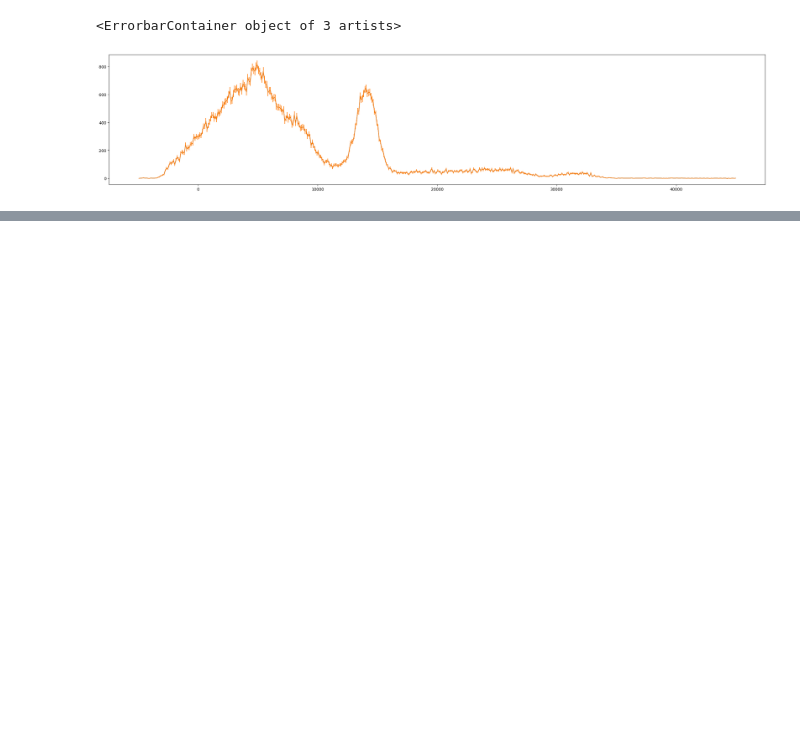
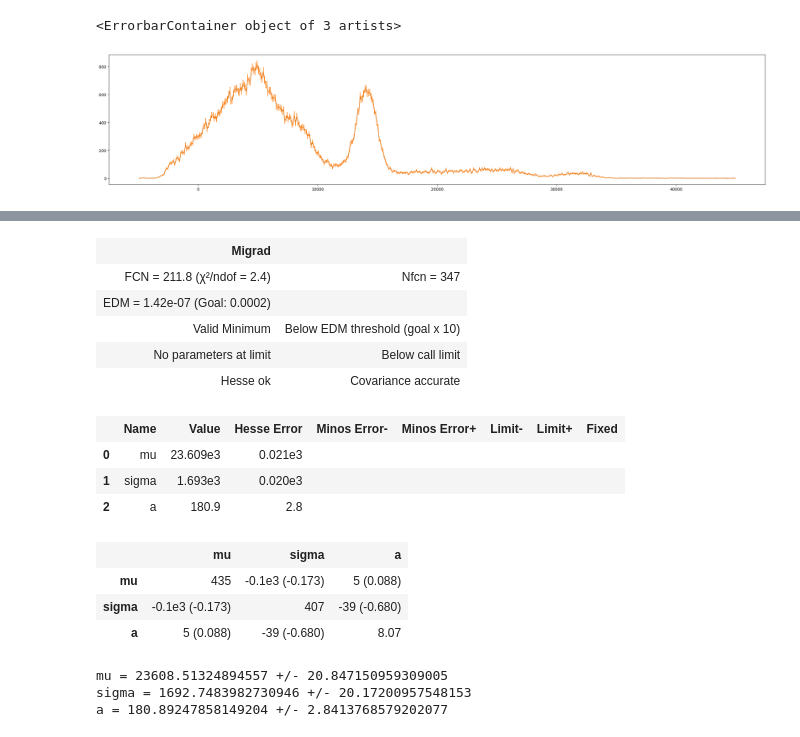
Before and after one commit to Pavar0tty/Laboratorio_SiPM, a Jupyter notebook: Analisi/Parte 2/CsI_analisi.ipynb, the cells around one changed output, grey strips where cells are left out. Cells and saved outputs as stored; diff of their text form; code cells hidden in the pictures; blank space fills up the shorter version.

```diff
--- a/Analisi/Parte 2/CsI_analisi.ipynb
+++ b/Analisi/Parte 2/CsI_analisi.ipynb
@@ -131,7 +133,7 @@ end_index = 210
 df_filtrato_54_primo_picco = df54.iloc[start_index:end_index]
 err_54_primo_picco = np.array(np.sqrt(df_filtrato_54_primo_picco['counts']))
 # %%
-LS_fit(df_filtrato_54_primo_picco['ADC'], df_filtrato_54_primo_picco['counts'], err_54_primo_picco, gauss, mu = 14000, sigma = 1000, a = 700)
+pars, vals, errs, *others = LS_fit(df_filtrato_54_primo_picco['ADC'], df_filtrato_54_primo_picco['counts'], err_54_primo_picco, gauss, mu = 14000, sigma = 1000, a = 700)
 # %% [output]
 | Migrad |  |
 | FCN = 38.5 (χ²/ndof = 1.1) | Nfcn = 77 |
@@ -166,7 +162,7 @@ end_index = 391
 df_filtrato_54_secondo_picco = df54.iloc[start_index:end_index]
 err_54_secondo_picco = np.array(np.sqrt(df_filtrato_54_secondo_picco['counts']))
 # %%
-LS_fit(df_filtrato_54_secondo_picco['ADC'], df_filtrato_54_secondo_picco['counts'], err_54_secondo_picco, gauss, mu = 31000, sigma = 1400, a = 10)
+pars, vals, ers, *other = LS_fit(df_filtrato_54_secondo_picco['ADC'], df_filtrato_54_secondo_picco['counts'], err_54_secondo_picco, gauss, mu = 31000, sigma = 1400, a = 10)
 # %% [output]
 | Migrad |  |
 | FCN = 72.71 (χ²/ndof = 1.4) | Nfcn = 100 |
@@ -227,0 +211,29 @@ plt.errorbar(df55_bkg['ADC'], df55_bkg['counts'], yerr=err_counts_55_bkg)
+# %%
+start_index = 250
+end_index = 340
+df_filtrato = df55.iloc[start_index:end_index]
+err_df55_primo_picco = np.array(np.sqrt(df_filtrato['counts']))
+# %%
+pars, vals, errs, *others = LS_fit(df_filtrato['ADC'], df_filtrato['counts'], err_df55_primo_picco, gauss, mu = 14000, sigma = 1000, a = 700)
+# %% [output]
+| Migrad |  |
+| FCN = 211.8 (χ²/ndof = 2.4) | Nfcn = 347 |
+| EDM = 1.42e-07 (Goal: 0.0002) |  |
+| Valid Minimum | Below EDM threshold (goal x 10) |
+| No parameters at limit | Below call limit |
+| Hesse ok | Covariance accurate |
+|  | Name | Value | Hesse Error | Minos Error- | Minos Error+ | Limit- | Limit+ | Fixed |
+| 0 | mu | 23.609e3 | 0.021e3 |  |  |  |  |  |
+| 1 | sigma | 1.693e3 | 0.020e3 |  |  |  |  |  |
+| 2 | a | 180.9 | 2.8 |  |  |  |  |  |
+|  | mu | sigma | a |
+| mu | 435 | -0.1e3 (-0.173) | 5 (0.088) |
+| sigma | -0.1e3 (-0.173) | 407 | -39 (-0.680) |
+| a | 5 (0.088) | -39 (-0.680) | 8.07 |
+# %%
+for i in range(len(pars)):
+    print(f'{pars[i]} = {vals[i]} +/- {errs[i]}')
+# %% [output]
+mu = 23608.51324894557 +/- 20.847150959309005
+sigma = 1692.7483982730946 +/- 20.17200957548153
+a = 180.89247858149204 +/- 2.8413768579202077
```
Also changed, not shown: parts of 8 cells of this notebook, 1 other file.
